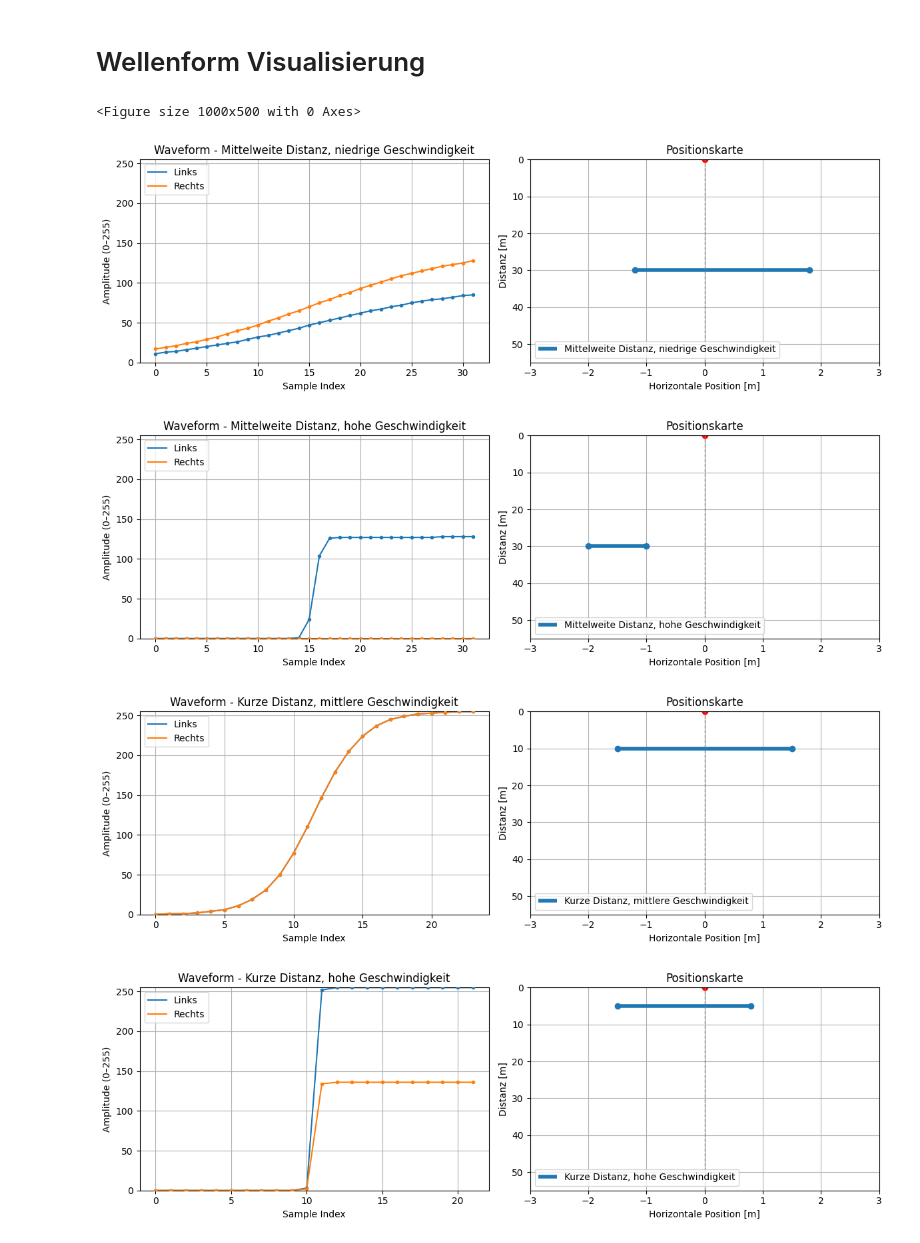
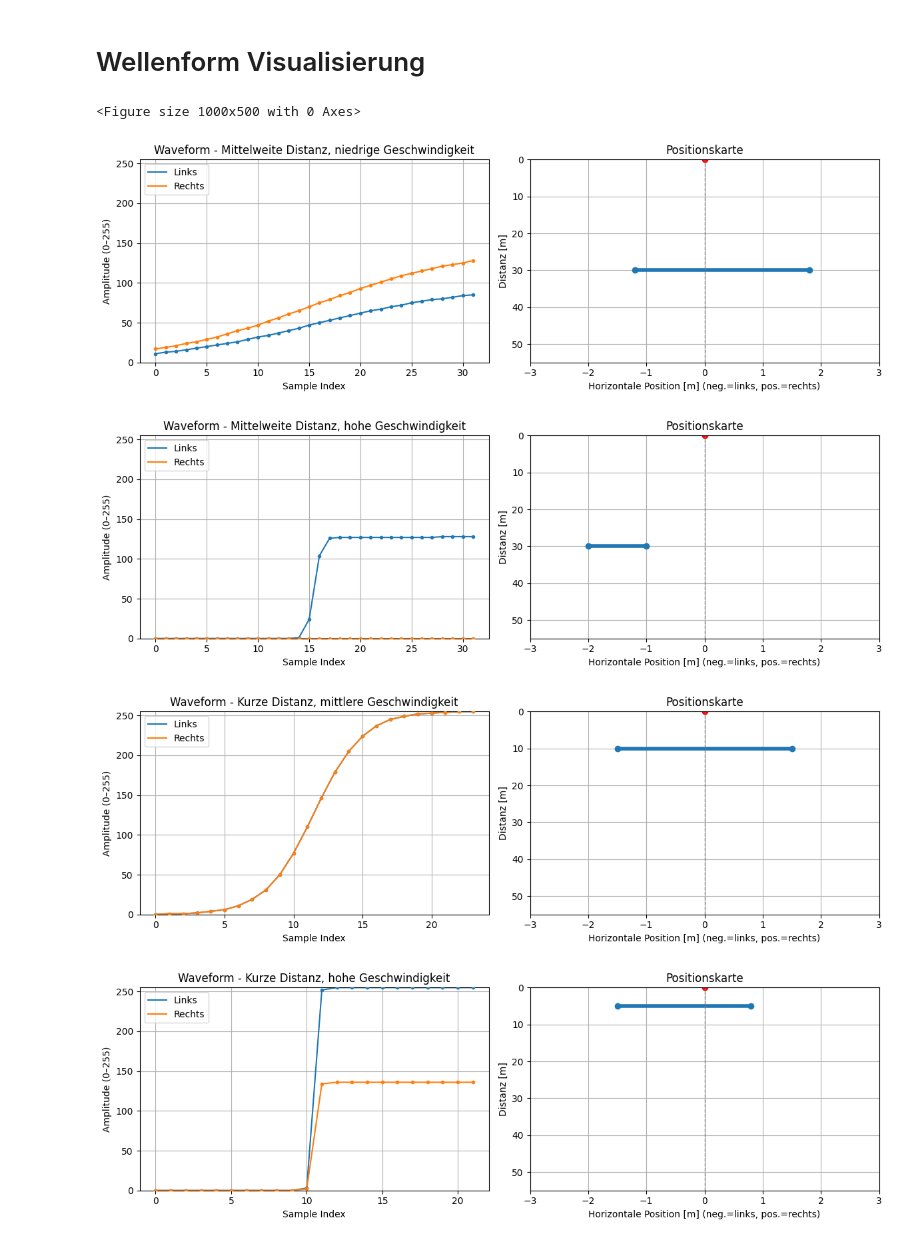
Before and after one commit to Fahradar/waveform, a Jupyter notebook: waveform_visualization.ipynb, the cells around one changed output. Drawn from its saved outputs; the diff is of its cells as text; code cells hidden in the pictures.

```diff
--- a/waveform_visualization.ipynb
+++ b/waveform_visualization.ipynb
@@ -93,12 +93,12 @@ def plot_map_view(ax, x, y, label=None):
     ax.set_xlim(-3, 3)
     ax.set_ylim(0, 55)
     ax.invert_yaxis()  # flip y-axis so 0 is bottom, 50 is top
-    ax.set_xlabel("Horizontale Position [m]")
+    ax.set_xlabel("Horizontale Position [m] (neg.=links, pos.=rechts)")
     ax.set_ylabel("Distanz [m]")
     ax.set_title("Positionskarte")
     ax.grid(True)
     if label:
-        ax.legend(loc="lower left")
+        ax.legend().set_visible(False)
 
 def plot_waveform_and_map(x, y, speed, label=None):
     t, left, right = generate_waveform(x, y, speed)
@@ -111,34 +111,34 @@ def plot_waveform_and_map(x, y, speed, label=None):
     axs[0].plot(sample_indices, left, label="Links")
     axs[0].plot(sample_indices, right, label="Rechts")
 
     # Add red 'x' markers at each sample
     axs[0].scatter(sample_indices, left, marker='.', zorder=3)
     axs[0].scatter(sample_indices, right, marker='.', zorder=3)
 
     axs[0].set_title(f"Waveform - {label or ''}")
     axs[0].set_xlabel("Sample Index")
     axs[0].set_ylabel("Amplitude (0–255)")
     axs[0].legend()
     axs[0].set_ylim(0, 255)
     axs[0].grid(True)
     if label:
         axs[0].legend(loc="upper left")
 
     plot_map_view(axs[1], x, y, label=label)
 
     plt.tight_layout()
     plt.show()
 
 plt.figure(figsize=(10, 5))
 
 plot_waveform_and_map(x=[-1.2, 1.8], y=30, speed=10, label="Mittelweite Distanz, niedrige Geschwindigkeit")
 plot_waveform_and_map(x=[-2, -1], y=30, speed=50, label="Mittelweite Distanz, hohe Geschwindigkeit")
 plot_waveform_and_map(x=[-1.5, 1.5], y=10, speed=25, label="Kurze Distanz, mittlere Geschwindigkeit")
 plot_waveform_and_map(x=[-1.5, 0.8], y=5, speed=59, label="Kurze Distanz, hohe Geschwindigkeit")
 plot_waveform_and_map(x=[-1, 1.8], y=40.5, speed=55.3, label="Große Distanz, hohe Geschwindigkeit") # In firmware hardcoded
 # %% [output]
 <Figure size 1000x500 with 0 Axes>
-[figure, old version]
+[figure, new version]
-[figure, old version]
+[figure, new version]
-[figure, old version]
+[figure, new version]
-[figure, old version]
+[figure, new version]
```
Also changed, not shown: parts of 1 cell of this notebook.
